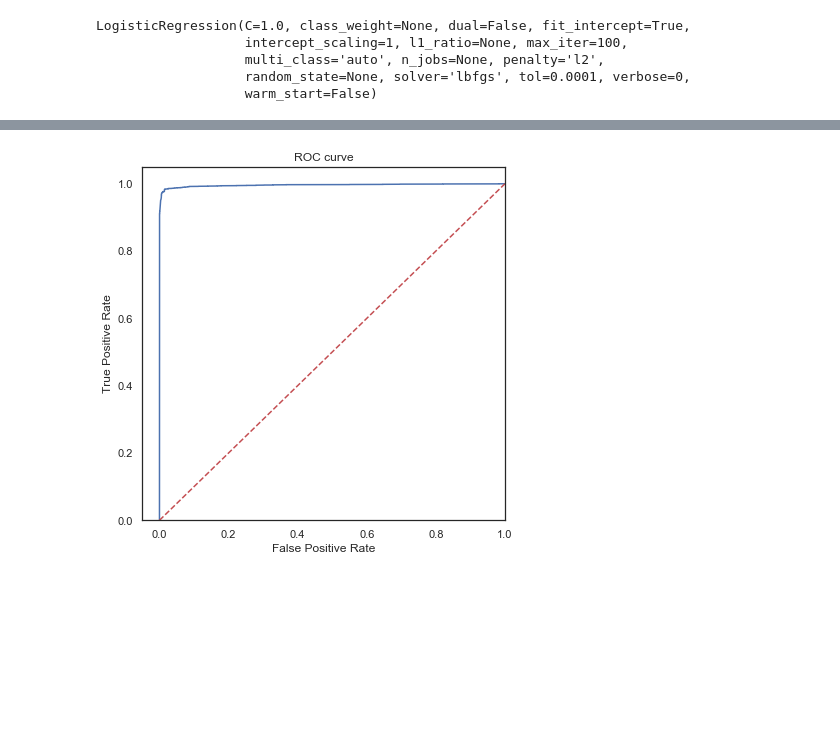
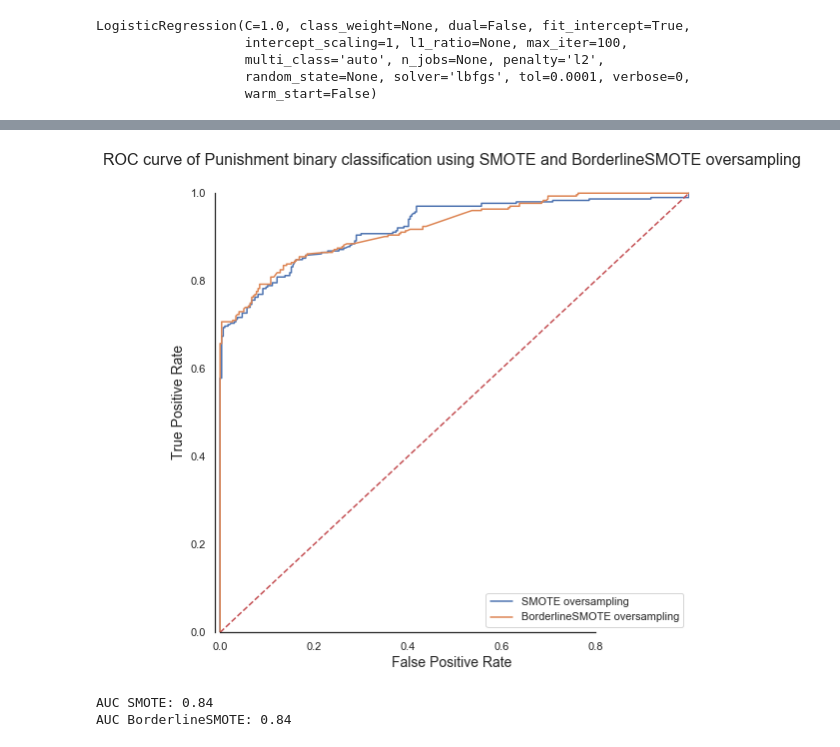
Before and after one commit to Daesparz/Conundrum_1, a Jupyter notebook: data_analysis/Exploratory_Data_Analysis_Part2.ipynb, the cells around one changed output, grey strips where cells are left out. Saved outputs shown, nothing was run; the diff lists cells and outputs as text; code cells hidden in the pictures; blank space fills up the shorter version.

Commit message:
predictive modeling using SMOTE and Borderline SMOTE

```diff
--- a/data_analysis/Exploratory_Data_Analysis_Part2.ipynb
+++ b/data_analysis/Exploratory_Data_Analysis_Part2.ipynb
@@ -367,5 +597,5 @@ warnings.filterwarnings("ignore")
 # %%
-y = df_modeling.label
+y = df_guilt.punishment
 X = data
 # %%
 X_train, X_test, y_train, y_test = train_test_split(X, y, test_size=0.3, random_state=0)
@@ -405,0 +619,9 @@ os_data_X.head()
+# %%
+from imblearn.over_sampling import BorderlineSMOTE
+
+sm = BorderlineSMOTE(random_state=42)
+X_border, y_border = sm.fit_resample(X, y)
+print('Resampled dataset shape %s' % Counter(y_border))
+
+border_data_X = pd.DataFrame(data=X_border, columns=columns)
+border_data_y= pd.DataFrame(data=y_border)
@@ -406,2 +634,3 @@ os_data_X.head()
 # %%
-X_train, X_test, y_train, y_test = train_test_split(os_data_X, os_data_y, test_size=0.3, random_state=0)
+X_train, X_test, y_train, y_test = train_test_split(smote_data_X, smote_data_y, test_size=0.3, random_state=0)
+X_train_br, X_test_br, y_train_br, y_test_br = train_test_split(border_data_X,  border_data_y, test_size=0.3, random_state=0)
@@ -417,3 +643,6 @@ LogisticRegression(C=1.0, class_weight=None, dual=False, fit_intercept=True,
                    multi_class='auto', n_jobs=None, penalty='l2',
                    random_state=None, solver='lbfgs', tol=0.0001, verbose=0,
                    warm_start=False)
+# %%
+logreg_br = LogisticRegression()
+logreg_br.fit(X_train_br, y_train_br)
@@ -444,20 +703,27 @@ weighted avg       0.98      0.98      0.98      7577
 # %%
-from sklearn.metrics import roc_auc_score
-from sklearn.metrics import roc_curve
-
-
-logit_roc_auc = roc_auc_score(y_test, logreg.predict(X_test))
+logit_roc_auc_SMOTE = roc_auc_score(y_test, logreg.predict(X_test))
 fpr, tpr, thresholds = roc_curve(y_test, logreg.predict_proba(X_test)[:,1])
 
-_ = plt.figure(figsize=(6.5, 6.5))
-_ = plt.plot(fpr, tpr)
+logit_roc_auc_borderlineSMOTE = roc_auc_score(y_test_br, logreg_br.predict(X_test_br))
+fpr_br, tpr_br, thresholds_br = roc_curve(y_test_br, logreg_br.predict_proba(X_test_br)[:,1])
+
+_ = plt.figure(figsize=(8.5, 8.5))
+_ = plt.plot(fpr, tpr, label='SMOTE oversampling')
+_ = plt.plot(fpr_br, tpr_br, label='BorderlineSMOTE oversampling')
 _ = plt.plot([0, 1], [0, 1],'r--')
-_ = plt.xlim([-0.05, 1.0])
+_ = plt.xlim([-0.01, 1.0])
 _ = plt.ylim([0.0, 1.05])
-_ = plt.xlabel('False Positive Rate')
-_ = plt.ylabel('True Positive Rate')
-_ = plt.title('ROC curve')
-#plt.savefig('Log_ROC')
+_ = plt.xlabel('False Positive Rate', size=14)
+_ = plt.ylabel('True Positive Rate', size=14)
+_ = plt.title('ROC curve of Punishment binary classification using SMOTE and BorderlineSMOTE oversampling', size=16)
+_ = sns.despine(trim=True, left=False)
+_ = plt.legend(loc='lower right')
 _ = plt.show()
 # %% [output]
-[figure, old version]
+[figure, new version]
+# %%
+print('AUC SMOTE: {:.2f}'.format(logit_roc_auc_SMOTE))
+print('AUC BorderlineSMOTE: {:.2f}'.format(logit_roc_auc_borderlineSMOTE))
+# %% [output]
+AUC SMOTE: 0.84
+AUC BorderlineSMOTE: 0.84
```
Also changed, not shown: parts of 68 cells of this notebook.
